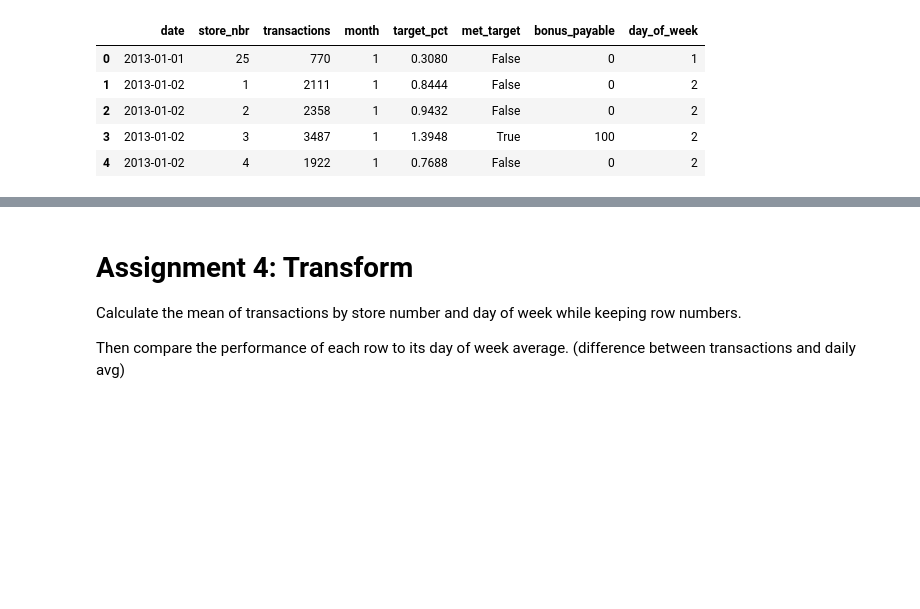
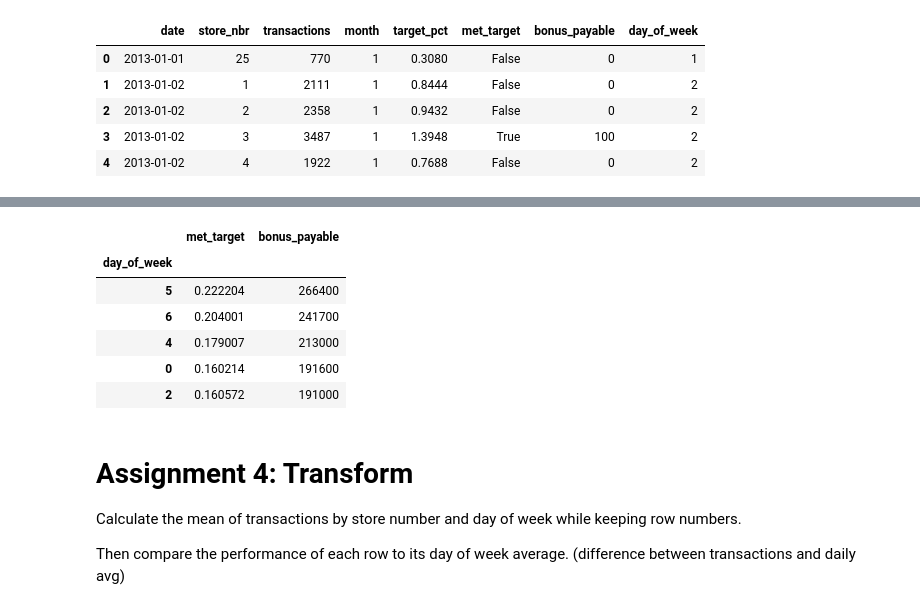
Before and after one commit to maciejsss/data-analysis-pandas, a Jupyter notebook: Course Assignment Notebooks/section04_aggregations.ipynb, the cells around one changed output, grey strips where cells are left out. Drawn from its saved outputs; the diff is of its cells as text; code cells hidden in the pictures; blank space fills up the shorter version.

```diff
--- a/Course Assignment Notebooks/section04_aggregations.ipynb
+++ b/Course Assignment Notebooks/section04_aggregations.ipynb
@@ -215,3 +235,24 @@ grouped
+# %%
+(
+    transactions
+    .groupby('day_of_week')
+    .agg(
+        {
+            'met_target':'mean',
+            'bonus_payable':'sum'
+        }
+    )
+    .sort_values('bonus_payable',ascending=False)
+    .head()
+)
+# %% [output]
+|  | met_target | bonus_payable |
+| day_of_week |  |  |
+| 5 | 0.222204 | 266400 |
+| 6 | 0.204001 | 241700 |
+| 4 | 0.179007 | 213000 |
+| 0 | 0.160214 | 191600 |
+| 2 | 0.160572 | 191000 |
 # %% [markdown]
 # Assignment 4: Transform
 
```
Also changed, not shown: parts of 2 cells of this notebook, 1 other file.
